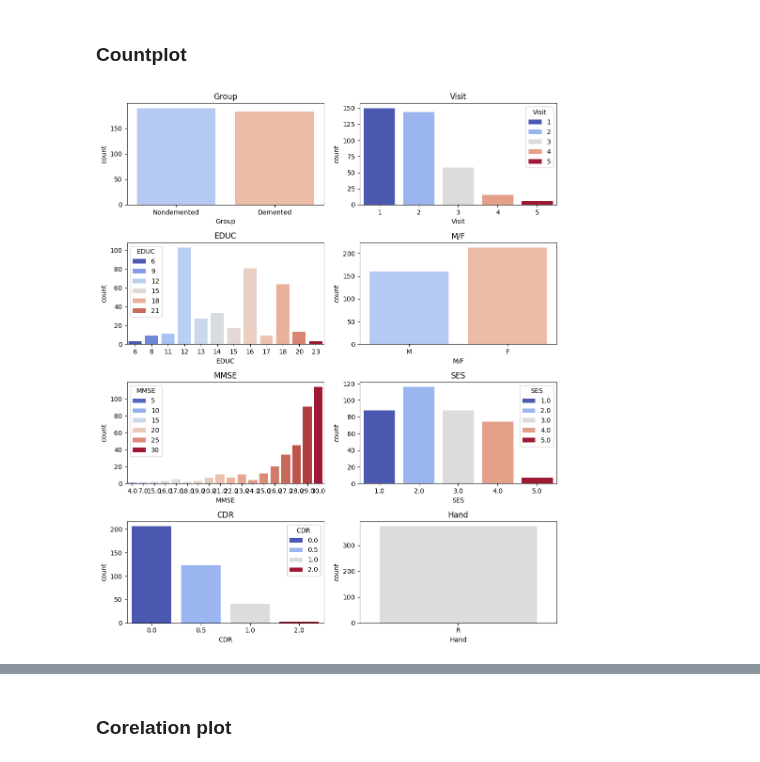
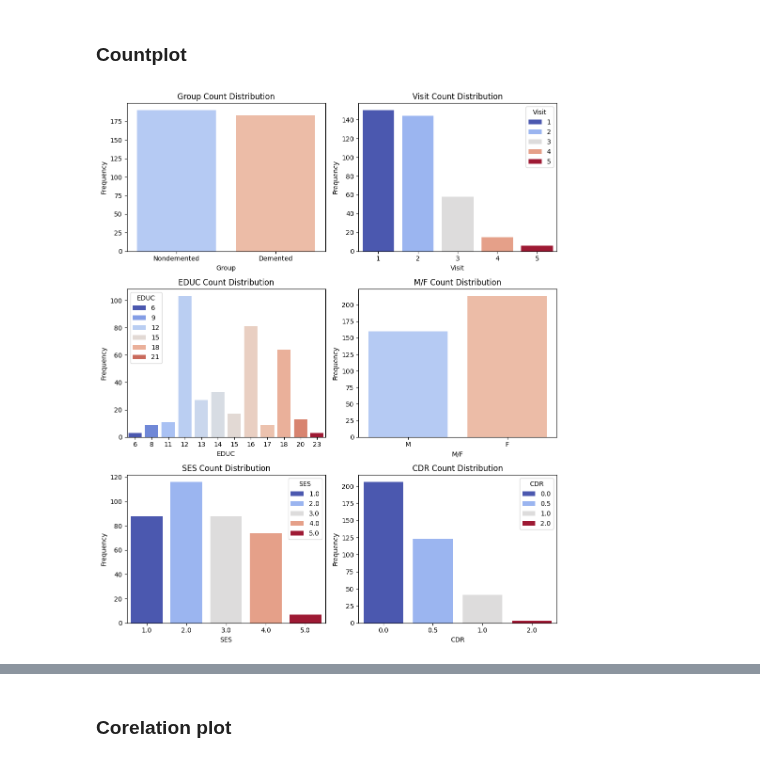
Before and after one commit to Amethyst646/ML-Learning, a Jupyter notebook: Demented and Nondemented Classification/Demented_vs_Non_Demented_Classification.ipynb, the cells around one changed output, grey strips where cells are left out. Saved outputs shown, nothing was run; the diff lists cells and outputs as text; code cells hidden in the pictures.

```diff
--- a/Demented and Nondemented Classification/Demented_vs_Non_Demented_Classification.ipynb
+++ b/Demented and Nondemented Classification/Demented_vs_Non_Demented_Classification.ipynb
@@ -154,0 +153,2 @@ DS.duplicated().sum()
+# %%
+DS = DS.drop(columns=['MRI ID', 'Hand'])
@@ -257,10 +299,0 @@ plt.show()
-# %%
-fig, axes = plt.subplots(2,1, figsize=(12,10))
-col_name = ['Subject ID','MRI ID']
-axes = axes.flatten()
-
-for i, var in enumerate(col_name):
-  ax = axes[i]
-  sns.histplot(DS.iloc[:,i], label=var,ax=ax, color=random_color(), edgecolor='black', bins=20)
-  ax.xaxis.set_visible(False)
-  ax.set_title(f'{var}')
@@ -277,19 +322,22 @@ sns.histplot(mrd['MR Delay'], label='MR Delay', kde=True,color=random_color(), e
 # %% [markdown]
 ### Countplot
 # %%
-fig, axes = plt.subplots(4,2, figsize=(10,12))
-col_bar = ['Group', 'Visit', 'EDUC','M/F', 'MMSE', 'SES', 'CDR', 'Hand']
+col_bar = ['Group', 'Visit', 'EDUC','M/F', 'SES', 'CDR']
+
+fig, axes = plt.subplots(3,2, figsize=(10,12))
 axes = axes.flatten()
 
 for i, var in enumerate(col_bar):
-  ax = axes[i]
-  sns.countplot(x = var, data=DS, ax=ax,hue=var, palette='coolwarm')
-  ax.set_title(f'{var}')
+  sns.countplot(x = var, data=DS, ax=axes[i],hue=var, palette='coolwarm')
+  axes[i].set_title(f'{var} Count Distribution')
+  axes[i].set_xlabel(var)
+  axes[i].set_ylabel('Frequency')
+
 
 for j in range(len(col_bar), len(axes)):
     axes[j].axis('off')
 
 plt.tight_layout()
 plt.show()
 # %% [output]
-[figure, old version]
+[figure, new version]
```
Also changed, not shown: parts of 75 cells of this notebook.
